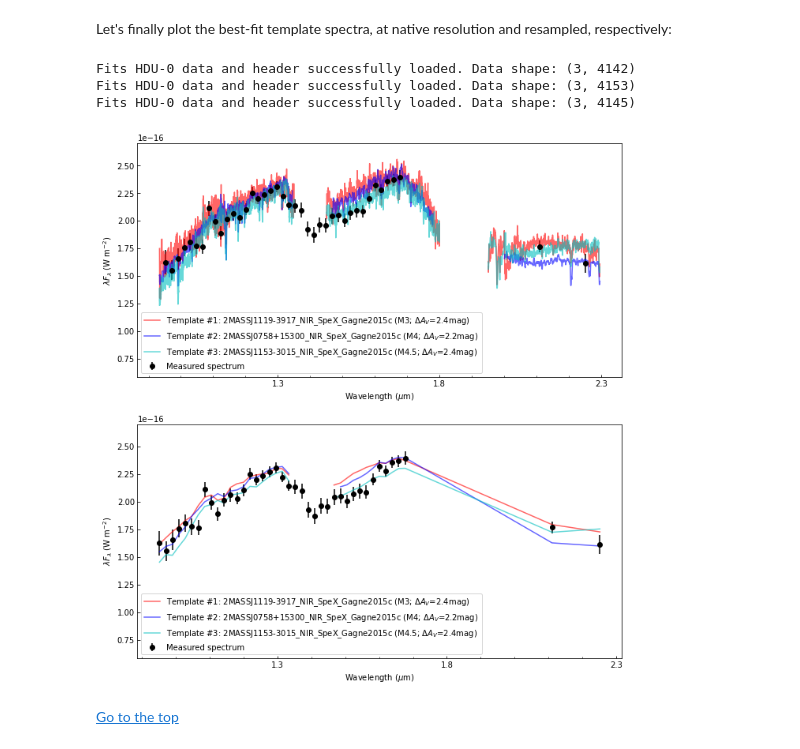
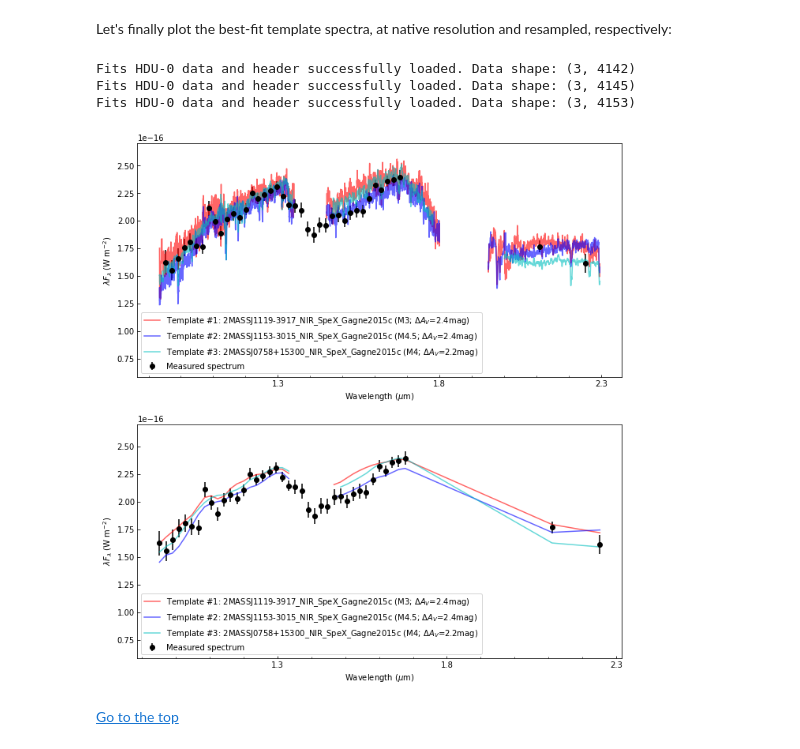
Before and after one commit to VChristiaens/special, a Jupyter notebook: docs/tutorials/walkthrough.ipynb, the cells around one changed output. Drawn from its saved outputs; the diff is of its cells as text; code cells hidden in the pictures.

```diff
--- a/docs/tutorials/walkthrough.ipynb
+++ b/docs/tutorials/walkthrough.ipynb
@@ -352,7 +351,7 @@ from utils import filter_reader
 # %% [markdown]
 Let's assemble all parameters related to the instrument(s) and filter(s) into a dictionary, including as well the spectral correlation calculated in Sec. 2:
 # %%
-instru_params = {'instru_fwhm':instru_fwhm,
+instru_params = {'instru_res':instru_res,
                  'instru_idx':instru_idx,
                  'instru_corr': final_sp_corr,
                  'filter_reader': filter_reader}
@@ -1245,7 +1244,7 @@ for nn in range(n_models):
                                                     interp_order=1,
                                                     lbda_obs=lbda,
                                                     dlbda_obs=dlbda,
-                                                    instru_fwhm=instru_fwhm,
+                                                    instru_res=instru_res,
                                                     instru_idx=instru_idx,
                                                     filter_reader=filter_reader)
     bf_models.append([lbda_model, flux_model])
@@ -1691,11 +1795,11 @@ dlbda_crop = dlbda[:-1]
 # %% [markdown]
 Let's define the parameters associated to the instrument(s) which acquired the spectrum (again we discard the NACO measurement):
 # %%
-instru_fwhm_crop = instru_fwhm[:-1]
+instru_res_crop = instru_res[:-1]
 instru_idx_crop = instru_idx[:-1]
 final_sp_corr_crop = final_sp_corr[:-1,:-1]
 
-instru_params = {'instru_fwhm':instru_fwhm_crop,
+instru_params = {'instru_res':instru_res_crop,
                  'instru_idx':instru_idx_crop,
                  'instru_corr':final_sp_corr_crop,
                  'filter_reader':filter_reader}
@@ -1851,7 +1963,7 @@ short_tmpname
 # %% [markdown]
 Checking in the [online table of the MSL](https://docs.google.com/spreadsheets/d/1136rRdcjHZJoe00mt4kPeWU8ZNORcPe-w4cipkDKGRc/edit#gid=0), these spectra turn out to correspond to the following types of objects:
 # %%
-labels_tmp = ["M3", "M4", "M4.5"]
+labels_tmp = ["M3", "M4.5", "M4"]
 # %% [markdown]
 Feel free to repeat the fit after changing the exact value of `min_npts` (e.g.~lower this value to allow more templates to be considered in the search). Although the best-fit templates may change a little, you should mostly retrieve M3-M5 spectral types as top-3 template spectra for reasonable values of `min_npts`.
 # %% [markdown]
@@ -1905,7 +2017,7 @@ for ll in range(n_best):
     ## Convolving + resampling template spectrum
     tmp_res = resample_model(lbda_crop, lbda_tmp, flux_tmp,
                              dlbda_obs=dlbda_crop,
-                             instru_fwhm=instru_fwhm_crop,
+                             instru_res=instru_res_crop,
                              instru_idx=instru_idx_crop,
                              filter_reader=filter_reader)
     lbda_tmp_res, flux_tmp_res = tmp_res
@@ -1929,34 +2041,34 @@ for ll in range(n_best):
     ax2.plot(lbda_tmp_res, lbda_tmp_res*flux_tmp_res, cols[ll+1],
              alpha=0.6, label=label)
 
     ## ticks
     min_tick = lbda_crop[0]-dlbda_crop[0]/2-((lbda_crop[0]-dlbda_crop[0]/2)%0.2)
     max_tick = lbda_crop[-1]+dlbda_crop[-1]/2+(0.2-((lbda_crop[-1]+dlbda_crop[-1]/2)%0.2))
     major_ticks1 = np.arange(min_tick,max_tick,maj_tick_sp)
     minor_ticks1 = np.arange(min_tick,max_tick,min_tick_sp)
 
     ax1.set_xticks(major_ticks1)
     ax1.set_xticks(minor_ticks1, minor = True)
     ax1.tick_params(which = 'both', direction = 'in')
     ax2.set_xticks(major_ticks1)
     ax2.set_xticks(minor_ticks1, minor = True)
     ax2.tick_params(which = 'both', direction = 'in')
 
 # Plot measured spectrum
 ax1.errorbar(lbda_crop, lbda_crop*spec_crop,
              lbda_crop*spec_err_crop, fmt=cols[0]+'o',
              label='Measured spectrum')
 ax1.legend(loc='best')
 ax2.errorbar(lbda_crop, lbda_crop*spec_crop,
              lbda_crop*spec_err_crop, fmt=cols[0]+'o',
              label='Measured spectrum')
 ax2.legend(loc='best')
 
 plt.show()
 # %% [output]
 Fits HDU-0 data and header successfully loaded. Data shape: (3, 4142)
+Fits HDU-0 data and header successfully loaded. Data shape: (3, 4145)
 Fits HDU-0 data and header successfully loaded. Data shape: (3, 4153)
-Fits HDU-0 data and header successfully loaded. Data shape: (3, 4145)
-[figure, old version]
+[figure, new version]
 # %% [markdown]
 [Go to the top](#Table-of-contents)
```
Also changed, not shown: parts of 50 cells of this notebook.
